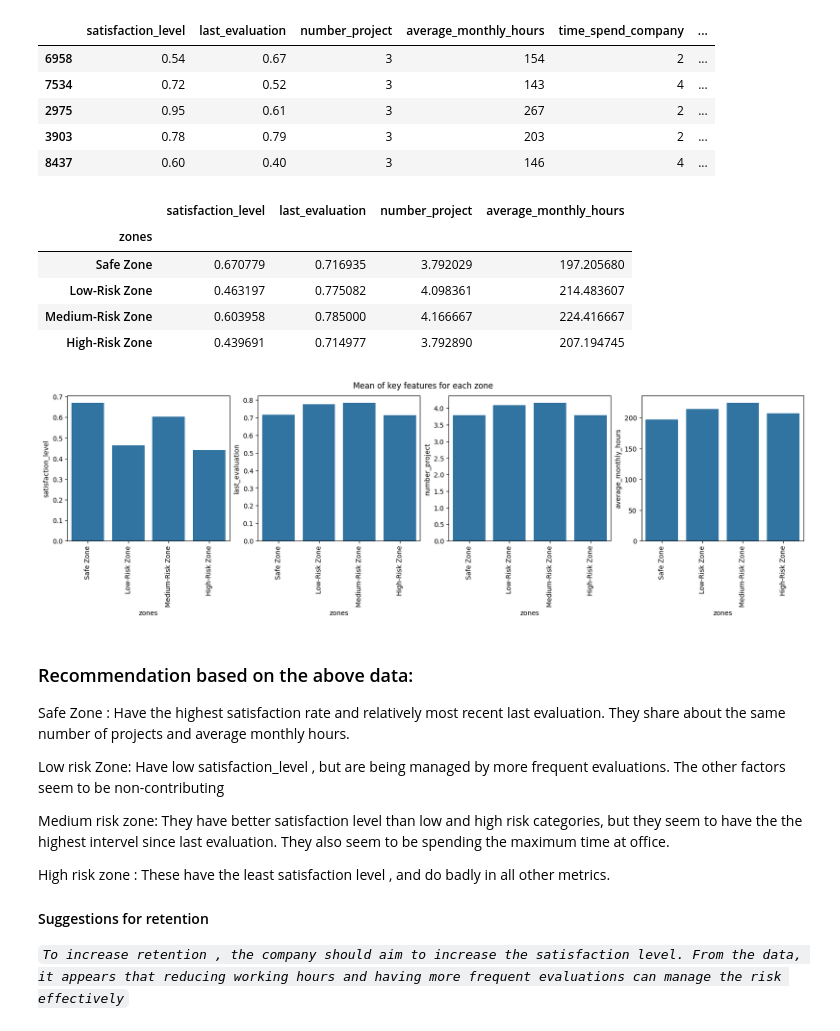
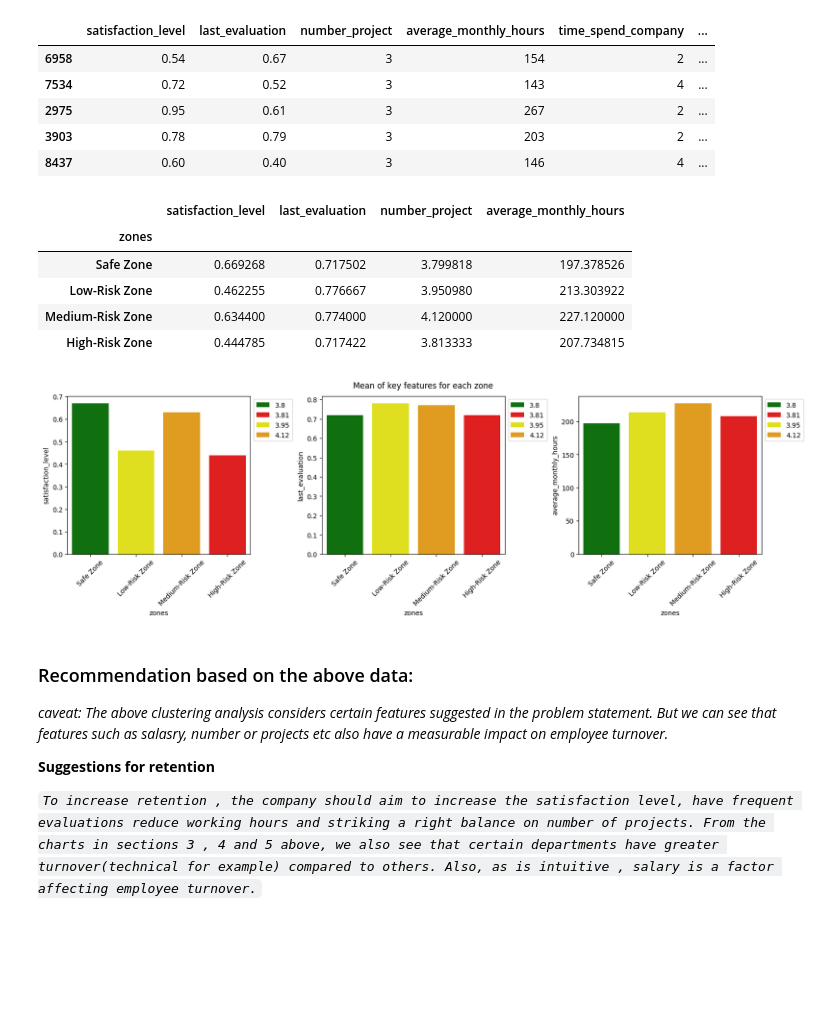
Before and after one commit to tksundar/employee_turnover, a Jupyter notebook: employee_turnover.ipynb, the cells around one changed output. Saved outputs shown, nothing was run; the diff lists cells and outputs as text; code cells hidden in the pictures; blank space fills up the shorter version.

```diff
--- a/employee_turnover.ipynb
+++ b/employee_turnover.ipynb
@@ -12,6 +12,8 @@ from sklearn.linear_model import LogisticRegression
 from sklearn.ensemble import RandomForestClassifier,GradientBoostingClassifier
 import pandas as pd
 import numpy as np
+import matplotlib.pyplot as plt
+import seaborn as sns
 
 #some print formatting constants
 BOLD_START = '\033[1m'
@@ -29,10 +31,11 @@ params_grid = {
 
     "LR" : {'model__C' :[x/10 for x in range(1,11)],'model__max_iter' : [10000]},
 
-    "RF" :{'model__n_estimators' : range(50,100,10)},
+    "RF" :{'model__n_estimators' : range(50,100,10),'model__bootstrap':[False]},
 
     "GB" :{'model__n_estimators' : range(50,100,10),'model__learning_rate':[0.1]},
 }
+
 
 
 
@@ -50,6 +53,7 @@ def evaluate_performance(model_key,X_train,y_train,X_test,cv=5, model_name=None)
     print('%s%s%s'%(BOLD_START,'Accuracy amd roc_auc scores\n',END))
     print('accuracy = %0.4f, roc_auc = %0.4f'%(accuracy,roc_auc))
     plot_classification_report(estimator,X_test,y_test,model_name=model_name)
+
 
 def plot_classification_report(estimator,X_test,y_test,model_name=None):
     precision_1 = precision_score(y_test,estimator.predict(X_test))
@@ -95,7 +99,7 @@ def plot_roc_curve_and_cm(pipeline,X_test,y_test,model_name=None):
     cm = confusion_matrix(y_test,y_pred_test)
     print('confusion matrix\n',cm)
     display_labels = ['stayed','left']
-    disp = ConfusionMatrixDisplay(confusion_matrix=cm, display_labels=display_labels)
+    disp = ConfusionMatrixDisplay(confusion_matrix=cm,display_labels=display_labels)
     disp.plot()
     plt.suptitle('Confusion Matrix for {}'.format(model_name))
     plt.show()
@@ -155,0 +157,5 @@ no missing values found
+# %%
+
+hr_data['dept']=np.where(hr_data['dept'] =='support', 'technical', hr_data['dept'])
+hr_data['dept']=np.where(hr_data['dept'] =='IT', 'technical', hr_data['dept'])
+hr_data['dept'].unique()
@@ -241,6 +279,7 @@ df = hr_data.loc[:,['satisfaction_level','last_evaluation','left']]
 k_values = [2,3,4,5]
 
 fig,axes = plt.subplots(1,len(k_values),figsize=(12,4),layout='constrained')
+
 for i,k in enumerate(k_values):
   km = KMeans(n_clusters=k,random_state=42)
   km.fit(df)
@@ -254,14 +293,15 @@ plt.show()
 print()
 
 fig,axes = plt.subplots(1,len(k_values),figsize=(18,8),layout='constrained')
-colors = ['red','green','blue','yellow']
+colors = ['red','green','blue','purple']
 for i,k in enumerate(k_values):
   km = KMeans(n_clusters=k,random_state=42)
   km.fit(df)
   df['cluster'] = km.predict(df)
   cluster_centers = km.cluster_centers_
-  axe = sns.scatterplot(data=df,x='satisfaction_level',y='last_evaluation',hue='cluster',ax=axes[i] )
+  axe = sns.scatterplot(data=df,x='satisfaction_level',y='last_evaluation',hue='left',ax=axes[i] )
   axe.scatter(cluster_centers[:,0],cluster_centers[:,1],marker='X',s=200,c=colors[i])
+  axe.legend(loc='upper left', bbox_to_anchor=(1, 1))
   axe.set_title(f'k = {k}')
 plt.suptitle('scatter plot for key features for different k values and cluster centers marked')
 plt.show()
@@ -549,32 +557,31 @@ grp
 # %% [output]
 |  | satisfaction_level | last_evaluation | number_project | average_monthly_hours |
 | zones |  |  |  |  |
-| Safe Zone | 0.670779 | 0.716935 | 3.792029 | 197.205680 |
-| Low-Risk Zone | 0.463197 | 0.775082 | 4.098361 | 214.483607 |
-| Medium-Risk Zone | 0.603958 | 0.785000 | 4.166667 | 224.416667 |
-| High-Risk Zone | 0.439691 | 0.714977 | 3.792890 | 207.194745 |
+| Safe Zone | 0.669268 | 0.717502 | 3.799818 | 197.378526 |
+| Low-Risk Zone | 0.462255 | 0.776667 | 3.950980 | 213.303922 |
+| Medium-Risk Zone | 0.634400 | 0.774000 | 4.120000 | 227.120000 |
+| High-Risk Zone | 0.444785 | 0.717422 | 3.813333 | 207.734815 |
 # %%
-y = ['satisfaction_level','last_evaluation','number_project','average_monthly_hours']
-fig,axes = plt.subplots(nrows=1,ncols=4,figsize=(16,5),layout='constrained')
+y = ['satisfaction_level','last_evaluation','average_monthly_hours']
+fig,axes = plt.subplots(nrows=1,ncols=3,figsize=(16,5),layout='constrained')
 for i,y_axis in enumerate(y):
-  bars = sns.barplot(data=grp,x='zones',y=y_axis,ax=axes[i])
+  bars = sns.barplot(data=grp.round(2),x='zones',y=y_axis,ax=axes[i],hue='number_project',palette=['green','red','yellow','orange'] )
   xticks = bars.get_xticklabels()
   bars.set_xticks(bars.get_xticks())
-  bars.set_xticklabels(xticks, rotation=90)
+  bars.set_xticklabels(xticks, rotation=45)
+  bars.legend(loc='upper left', bbox_to_anchor=(1, 1))
+  plt.xticks(rotation=45)
 plt.suptitle('Mean of key features for each zone')
 plt.show()
 # %% [output]
-[figure, old version]
+[figure, new version]
 # %% [markdown]
 ### Recommendation based on the above data: ###
 
-Safe Zone : Have the highest satisfaction rate and relatively most recent last evaluation. They share about the same number of projects and average monthly hours.
+*caveat: The above clustering analysis considers certain features suggested in the problem statement. But we can see that features such as salasry, number or projects etc also have a measurable impact on employee turnover.*
 
-Low risk Zone: Have low satisfaction_level , but are being managed by more frequent evaluations. The other factors seem to be non-contributing
 
-Medium risk zone: They have better satisfaction level than low and high risk categories, but they seem to have the the highest intervel since last evaluation. They also seem to be spending the maximum time at office.
 
-High risk zone : These have the least satisfaction level , and do badly in all other metrics.
 
-#### Suggestions for retention ####
-<code><i>To increase retention , the company should aim to increase the satisfaction level. From the data, it appears that reducing working hours and having more frequent evaluations can manage the risk effectively</i></code>
+**Suggestions for retention** <p>
+<code><i>To increase retention , the company should aim to increase the satisfaction level, have frequent evaluations reduce working hours and striking a right balance on number of projects. From the charts in sections 3 , 4 and 5 above, we also see that certain departments have greater turnover(technical for example) compared to others. Also, as is intuitive , salary is a factor affecting employee turnover.</i></code>
```
Also changed, not shown: parts of 39 cells of this notebook, 1 other file.
